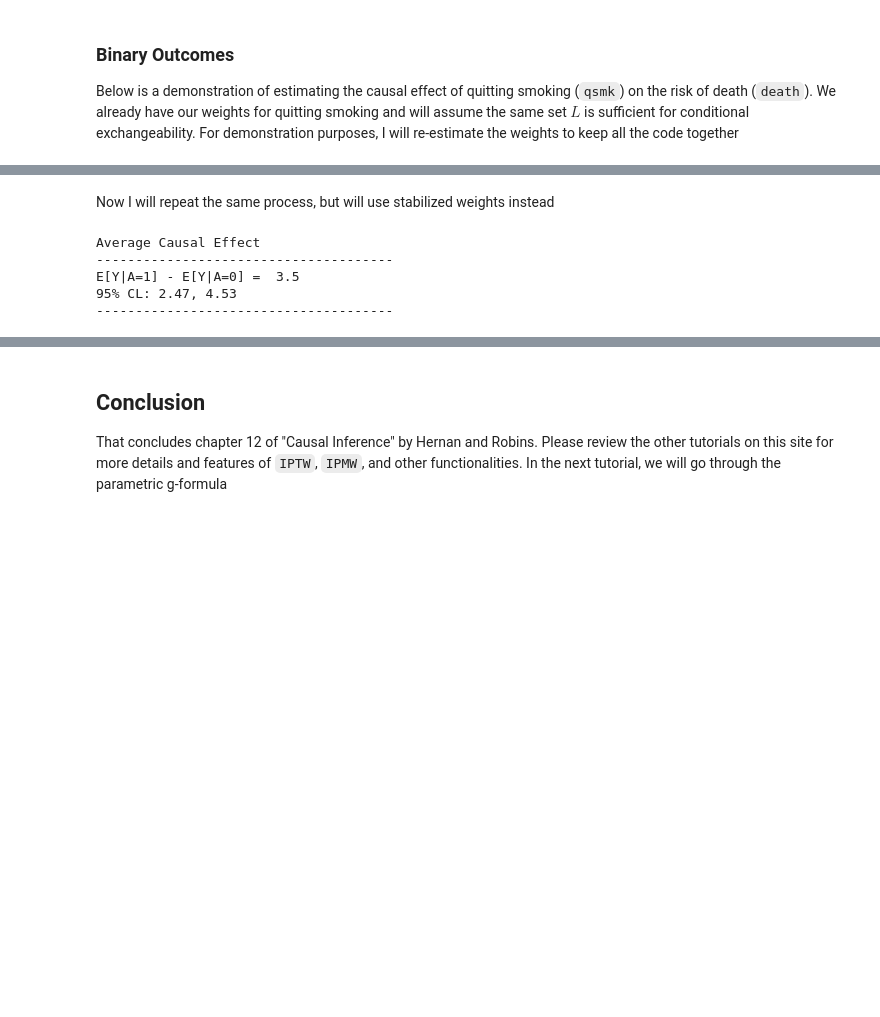
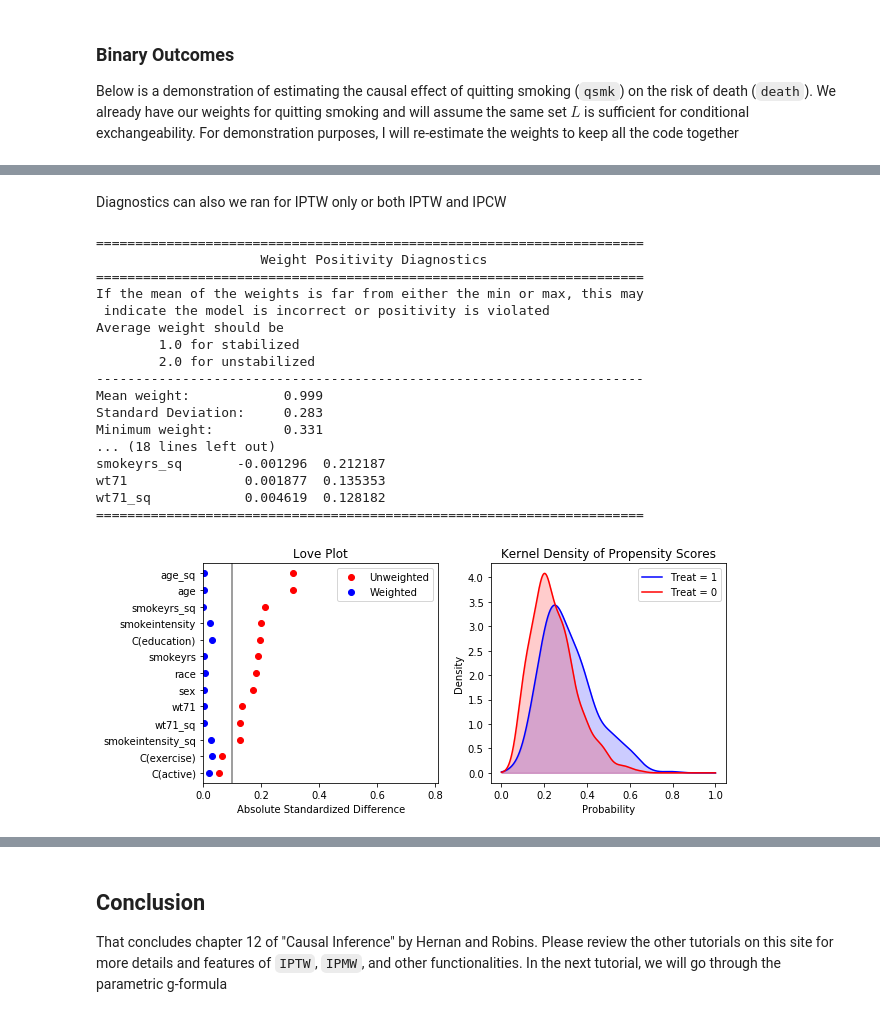
Before and after one commit to pzivich/Python-for-Epidemiologists, a Jupyter notebook: 4_Hernan-Robins/Chapter-12.ipynb, the cells around one changed output, grey strips where cells are left out. Saved outputs shown, nothing was run; the diff lists cells and outputs as text; code cells hidden in the pictures; blank space fills up the shorter version.

```diff
--- a/4_Hernan-Robins/Chapter-12.ipynb
+++ b/4_Hernan-Robins/Chapter-12.ipynb
@@ -349,37 +383,23 @@ E[Y|A=1] - E[Y|A=0] =  3.5
-# %% [markdown]
-Now I will repeat the same process, but will use stabilized weights instead
-# %%
-# Calculating IPMW
-ipmw = IPMW(df, missing_variable='wt82_71', stabilized=True)
-ipmw.regression_models('sex + race + age + age_sq + C(education) + smokeintensity + ' +
-                       'smokeintensity_sq + smokeyrs + smokeyrs_sq + C(exercise) + ' +
-                       'C(active) + wt71 + wt71_sq + qsmk',
-                       model_numerator='qsmk',
-                       print_results=False)
-ipmw.fit()
-
-# Calculating IPTW
-iptw = IPTW(df, treatment='qsmk', stabilized=True)
-iptw.regression_models('sex + race + age + age_sq + C(education) + smokeintensity + ' +
-                       'smokeintensity_sq + smokeyrs + smokeyrs_sq + C(exercise) + ' +
-                       'C(active) + wt71 + wt71_sq',
-                       print_results=False)
-iptw.fit()
-
-# estimation of marginal structural model
-m = smf.gee('wt82_71 ~ qsmk', df.index, df, weights=iptw.Weight*ipmw.Weight).fit()
-beta = m.params[1]
-lcl = np.round(m.conf_int()[0]['qsmk'], 2)
-ucl = np.round(m.conf_int()[1]['qsmk'], 2)
-
-print('Average Causal Effect')
-print('--------------------------------------')
-print('E[Y|A=1] - E[Y|A=0] = ', np.round(beta, 2))
-print('95% CL: '+str(lcl)+', '+str(ucl))
-print('--------------------------------------')
-# %% [output]
-Average Causal Effect
---------------------------------------
-E[Y|A=1] - E[Y|A=0] =  3.5
-95% CL: 2.47, 4.53
---------------------------------------
+# %% [markdown]
+Diagnostics can also we ran for IPTW only or both IPTW and IPCW
+# %%
+iptw.run_diagnostics(iptw_only=True)
+# %% [output]
+======================================================================
+                     Weight Positivity Diagnostics
+======================================================================
+If the mean of the weights is far from either the min or max, this may
+ indicate the model is incorrect or positivity is violated
+Average weight should be
+        1.0 for stabilized
+        2.0 for unstabilized
+----------------------------------------------------------------------
+Mean weight:            0.999
+Standard Deviation:     0.283
+Minimum weight:         0.331
+... (18 lines left out)
+smokeyrs_sq       -0.001296  0.212187
+wt71               0.001877  0.135353
+wt71_sq            0.004619  0.128182
+======================================================================
+[figure, added]
```
Also changed, not shown: parts of 24 cells of this notebook, 13 other files.
